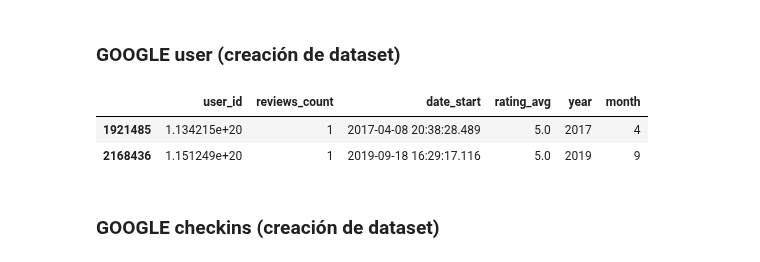
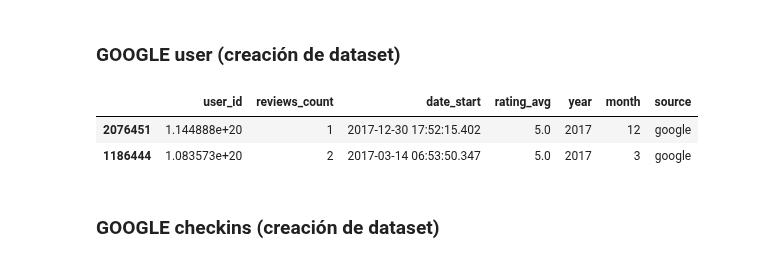
Before and after one commit to SaloLL/DS_ProjectFinal, a Jupyter notebook: DS_PjFinal_EDA.ipynb, the cells around one changed output. Saved outputs shown, nothing was run; the diff lists cells and outputs as text; code cells hidden in the pictures.

```diff
--- a/DS_PjFinal_EDA.ipynb
+++ b/DS_PjFinal_EDA.ipynb
@@ -520,13 +522,14 @@ None
 # %%
 dfg_user = dfg_reviews.groupby(['user_id']).agg({'site_id': 'count', 'datetime': 'min', 'rating': 'mean'}).reset_index()
 dfg_user = dfg_user.rename(columns={'site_id':'reviews_count', 'datetime':'date_start', 'rating':'rating_avg'})
 dfg_user['year'] = dfg_user['date_start'].dt.year
 dfg_user['month'] = dfg_user['date_start'].dt.month
 
+dfg_user['source'] = 'google'
 dfg_user.sample(2)
 # %% [output]
-|  | user_id | reviews_count | date_start | rating_avg | year | month |
-| 1921485 | 1.134215e+20 | 1 | 2017-04-08 20:38:28.489 | 5.0 | 2017 | 4 |
-| 2168436 | 1.151249e+20 | 1 | 2019-09-18 16:29:17.116 | 5.0 | 2019 | 9 |
+|  | user_id | reviews_count | date_start | rating_avg | year | month | source |
+| 2076451 | 1.144888e+20 | 1 | 2017-12-30 17:52:15.402 | 5.0 | 2017 | 12 | google |
+| 1186444 | 1.083573e+20 | 2 | 2017-03-14 06:53:50.347 | 5.0 | 2017 | 3 | google |
 # %% [markdown]
 ### GOOGLE checkins (creación de dataset)
```
Also changed, not shown: parts of 42 cells of this notebook, 1 other file.
